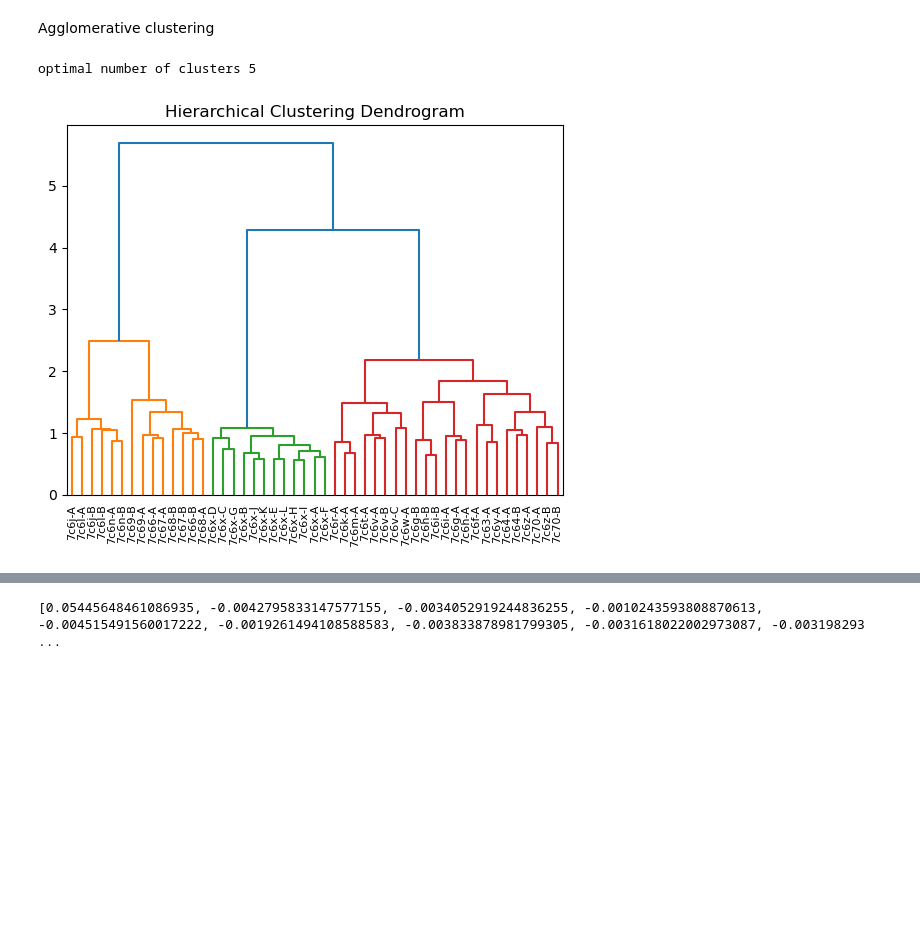
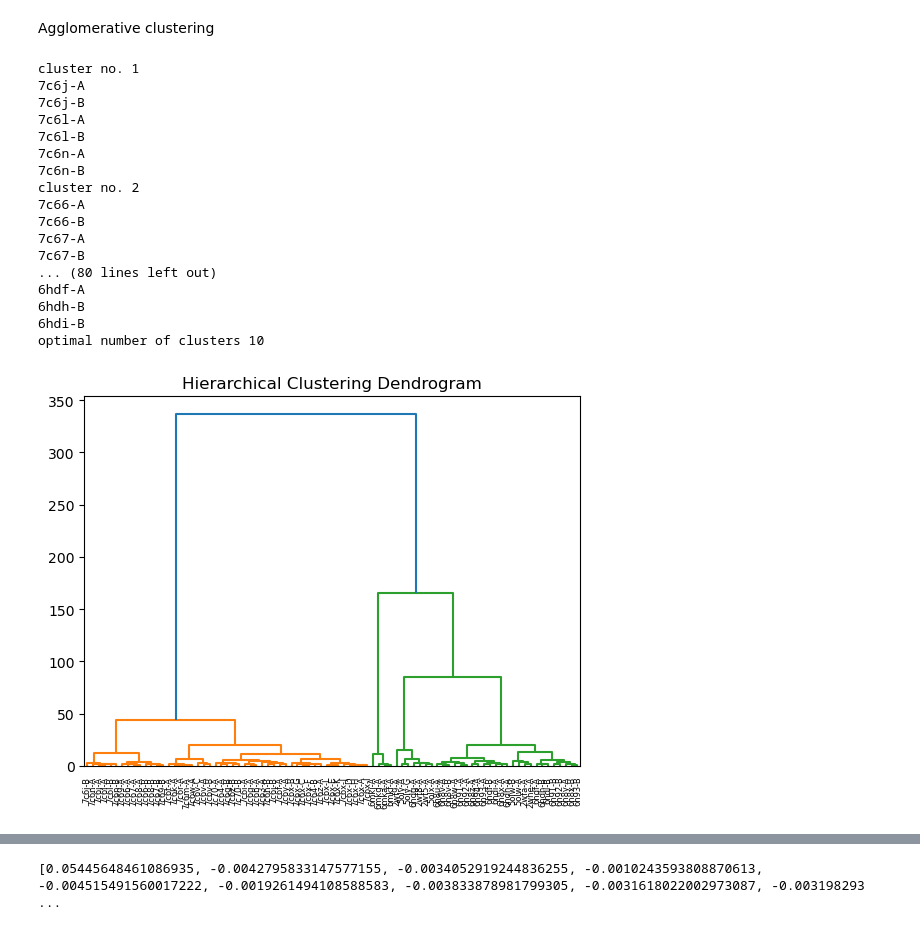
Before and after one commit to PDBe-KB/pdbe_shape_retrieval, a Jupyter notebook: shape_utils/example-shape.ipynb, the cells around one changed output, grey strips where cells are left out. Saved outputs shown, nothing was run; the diff lists cells and outputs as text; code cells hidden in the pictures; blank space fills up the shorter version.

```diff
--- a/shape_utils/example-shape.ipynb
+++ b/shape_utils/example-shape.ipynb
@@ -281,10 +281,11 @@ import meshplot as mp
 import numpy as np
 from scipy.linalg import norm
 import matplotlib.pyplot as plt
+import csv
 
-FM_csv_files_path ='/Users/gdiazleines/results/shape-retrieval/benchmarking/mono_protein_conformers/output_csv_files/3UNPaccs/FM_files_3UNPaccs'
-#list_entries = open('/Users/gdiazleines/results/shape-retrieval/benchmarking/mono_protein_conformers/output_csv_files/list_entries_Q53W80.txt')
-list_entries = open('/Users/gdiazleines/results/shape-retrieval/benchmarking/mono_protein_conformers/output_csv_files/Q53W80/clusters_ward/cluster_2_joseph.txt')
+FM_csv_files_path ='/Users/gdiazleines/results/shape-retrieval/benchmarking/complexes/outputs/output_pairs/output_pairs'
+list_entries = open('/Users/gdiazleines/results/shape-retrieval/benchmarking/complexes/outputs/output_pairs/output_pairs/list_test.txt')
+#list_entries = open('/Users/gdiazleines/results/shape-retrieval/benchmarking/mono_protein_conformers/output_csv_files/Q53W80/clusters_ward/cluster_2_joseph.txt')
 output_path = '/Users/gdiazleines/results/shape-retrieval/benchmarking/mono_protein_conformers/output_csv_files/Q53W80/clusters_ward/cluster_2_joseph'
 
 #FM_csv_data = FM_csv_files_list.read().splitlines()
@@ -302,16 +303,16 @@ for pair in pairs_entries:
     if not os.path.exists(file_FM):
             file_name = '{}_{}_FM.csv'.format(pair[1],pair[0])
             file_FM = os.path.join(FM_csv_files_path,file_name)
-
-    with open(file_FM) as csvfile:
-        FM = list(csv.reader(csvfile))
-        FM = np.asarray(FM, dtype=float)
-    fig, (ax1) = plt.subplots(1, figsize=(2,2))
-    fig.suptitle("{}_{}".format(pair[0],pair[1]), fontsize=12)
-    sns.heatmap(FM,ax=ax1,vmax=1.0,vmin=-1.0,cmap='seismic')
-    fig_out = os.path.join(output_path,'{}_{}_corr_matrix.png'.format(pair[0],pair[1]))
-    plt.savefig(fig_out)
-    FM_matrices.append(FM)
+    if os.path.exists(file_FM):
+        with open(file_FM) as csvfile:
+           FM = list(csv.reader(csvfile))
+           FM = np.asarray(FM, dtype=float)
+        #fig, (ax1) = plt.subplots(1, figsize=(2,2))
+        #fig.suptitle("{}_{}".format(pair[0],pair[1]), fontsize=12)
+        #sns.heatmap(FM,ax=ax1,vmax=1.0,vmin=-1.0,cmap='seismic')
+        #fig_out = os.path.join(output_path,'{}_{}_corr_matrix.png'.format(pair[0],pair[1]))
+        #plt.savefig(fig_out)
+        FM_matrices.append(FM)
 
 #for file_FM in FM_csv_data:
 #    with open(file_FM) as csvfile:
@@ -320,8 +321,8 @@ for pair in pairs_entries:
 #    FM_matrices.append(FM)
 
 
-#FM = FM_matrices[0]
+FM = FM_matrices[127]
 
 
-#fig, (ax1) = plt.subplots(1, figsize=(5, 5))
-#sns.heatmap(FM,ax=ax1,vmax=1.0,vmin=-1.0,cmap='seismic')
+fig, (ax1) = plt.subplots(1, figsize=(5, 5))
+sns.heatmap(FM,ax=ax1,vmax=1.0,vmin=-1.0,cmap='seismic')
@@ -557,45 +625,62 @@ def find_optimal_num_clusters(model, dist, max_k=10, ktype="d",k=None):
 
 average_linkage_average = cluster.AgglomerativeClustering(
         linkage="ward",
+        #metric = 'precomputed',
         compute_distances = True,
         compute_full_tree = True,
-        distance_threshold = 0.6,
+        distance_threshold = 0.8,
         n_clusters= None,
     )
 
 clustering_av = average_linkage_average.fit(sym_matrix)
 #clusters = clustering_av.n_clusters_
 
 #print('no. of clusters',clusters)
 
 plt.title("Hierarchical Clustering Dendrogram")
 # plot the top three levels of the dendrogram
 link_matrix = linkage_matrix(clustering_av)
 
 
 
 k = find_optimal_num_clusters(clustering_av, sym_matrix,max_k=1000, ktype="d", k=None)
 clustering_inds = fcluster(link_matrix, k, criterion="maxclust")
 clusters = {i: [] for i in range(min(clustering_inds), max(clustering_inds) + 1)}
 for i, v in enumerate(clustering_inds):
         clusters[v].append(i)
 
 clusters_all = []
 for i in range(1,len(clusters)+1):
-    #print('cluster no.', i)
+    print('cluster no.', i)
     cluster_entries = []
     cluster = clusters[i]
     for j in cluster:
-        #print(axes_labels[j],j)
+        print(axes_labels[j])
         cluster_entries.append(axes_labels[j])
     clusters_all.append(cluster_entries)
 
 print('optimal number of clusters',k)
 dendrogram(link_matrix,truncate_mode = "level", p=50,labels=axes_labels)
 plt.show()
 # %% [output]
-optimal number of clusters 5
+cluster no. 1
+7c6j-A
+7c6j-B
+7c6l-A
+7c6l-B
+7c6n-A
+7c6n-B
+cluster no. 2
+7c66-A
+7c66-B
+7c67-A
+7c67-B
+... (80 lines left out)
+6hdf-A
+6hdh-B
+6hdi-B
+optimal number of clusters 10
-[figure, old version]
+[figure, new version]
 # %%
 def color_list(k):
     colors = []
```
Also changed, not shown: parts of 10 cells of this notebook, 26 other files.
